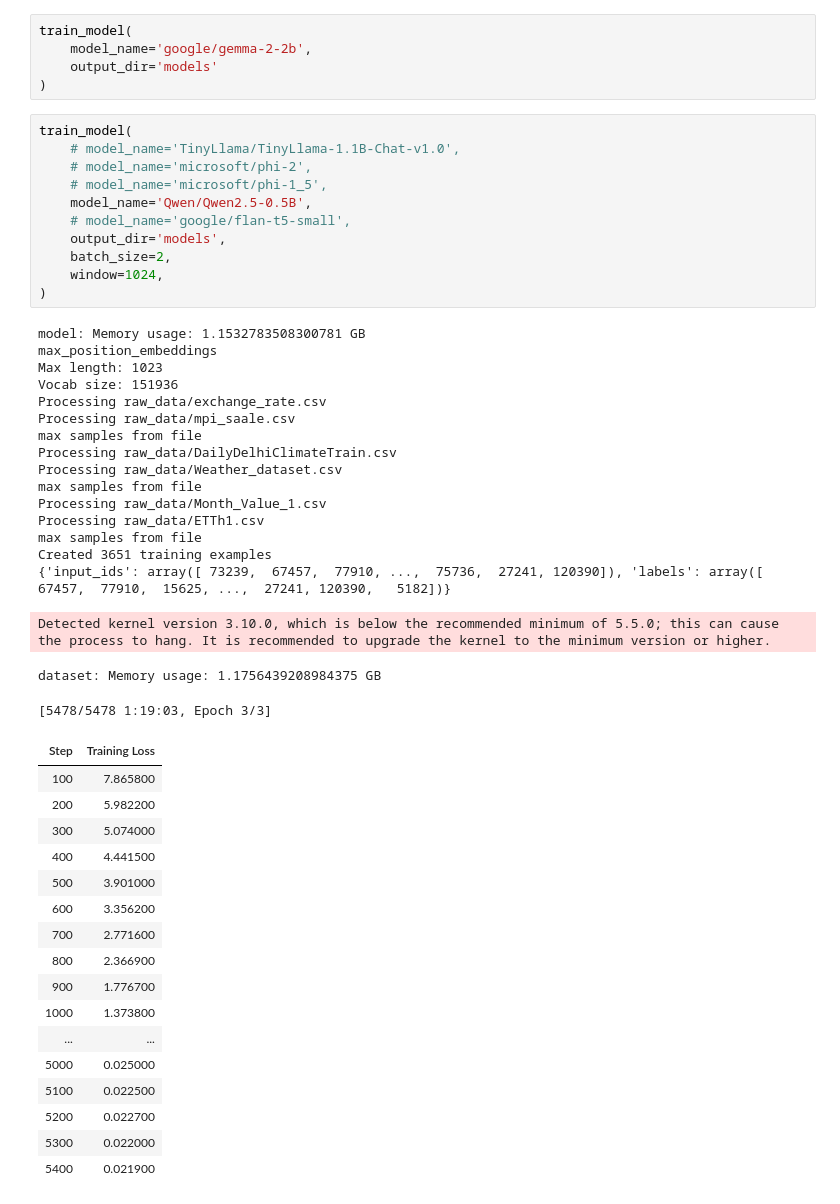
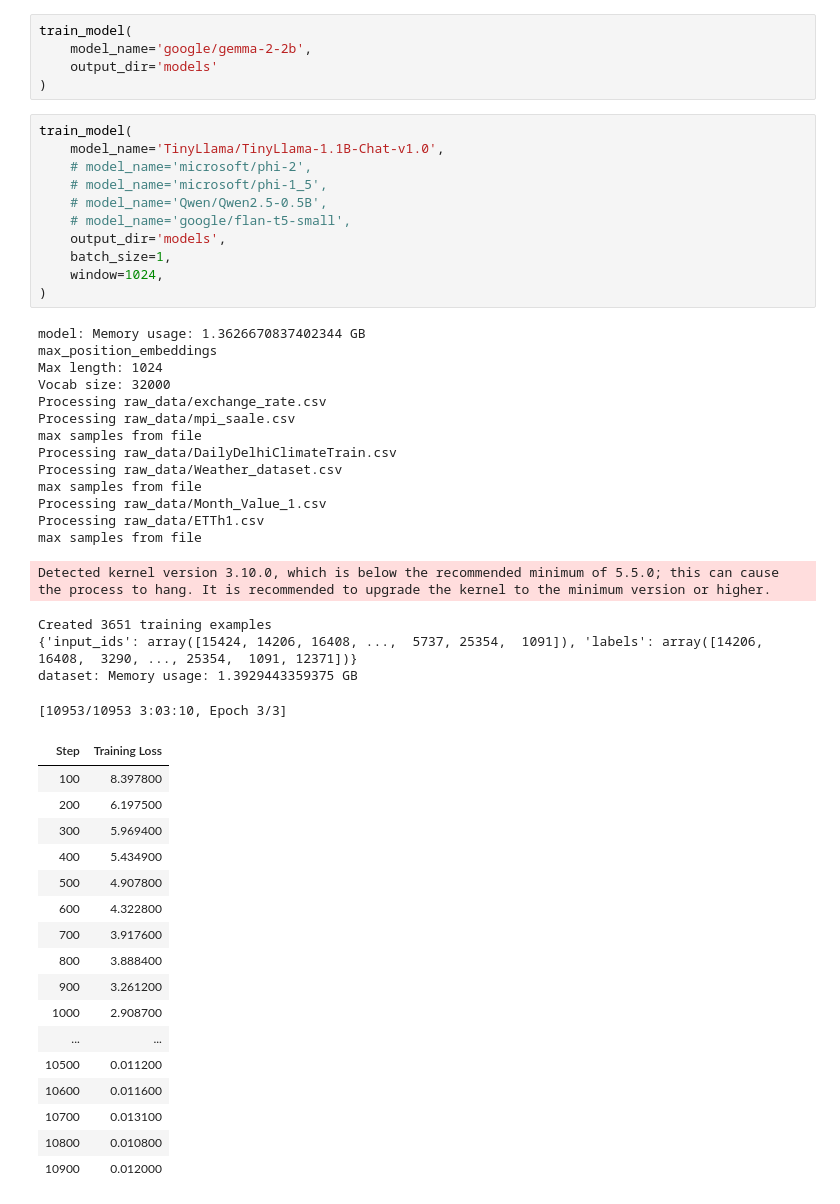
Before and after one commit to JoeyShapiro/TimeSeriesGPT, a Jupyter notebook: model.ipynb, the cells around one changed output. Drawn from its saved outputs; the diff is of its cells as text.

Commit message:
used mini llama

```diff
--- a/model.ipynb
+++ b/model.ipynb
@@ -464,51 +464,51 @@ train_model(
 )
 # %%
 train_model(
-    # model_name='TinyLlama/TinyLlama-1.1B-Chat-v1.0',
+    model_name='TinyLlama/TinyLlama-1.1B-Chat-v1.0',
     # model_name='microsoft/phi-2',
     # model_name='microsoft/phi-1_5',
-    model_name='Qwen/Qwen2.5-0.5B',
+    # model_name='Qwen/Qwen2.5-0.5B',
     # model_name='google/flan-t5-small',
     output_dir='models',
-    batch_size=2,
+    batch_size=1,
     window=1024,
 )
 # %% [output]
-model: Memory usage: 1.1532783508300781 GB
+model: Memory usage: 1.3626670837402344 GB
 max_position_embeddings
-Max length: 1023
-Vocab size: 151936
+Max length: 1024
+Vocab size: 32000
 Processing raw_data/exchange_rate.csv
 Processing raw_data/mpi_saale.csv
 max samples from file
 Processing raw_data/DailyDelhiClimateTrain.csv
 Processing raw_data/Weather_dataset.csv
 max samples from file
 Processing raw_data/Month_Value_1.csv
 Processing raw_data/ETTh1.csv
 max samples from file
-Created 3651 training examples
-{'input_ids': array([ 73239,  67457,  77910, ...,  75736,  27241, 120390]), 'labels': array([ 67457,  77910,  15625, ...,  27241, 120390,   5182])}
 Detected kernel version 3.10.0, which is below the recommended minimum of 5.5.0; this can cause the process to hang. It is recommended to upgrade the kernel to the minimum version or higher.
-dataset: Memory usage: 1.1756439208984375 GB
+Created 3651 training examples
+{'input_ids': array([15424, 14206, 16408, ...,  5737, 25354,  1091]), 'labels': array([14206, 16408,  3290, ..., 25354,  1091, 12371])}
+dataset: Memory usage: 1.3929443359375 GB
-[5478/5478 1:19:03, Epoch 3/3]
+[10953/10953 3:03:10, Epoch 3/3]
 | Step | Training Loss |
-| 100 | 7.865800 |
-| 200 | 5.982200 |
-| 300 | 5.074000 |
-| 400 | 4.441500 |
-| 500 | 3.901000 |
-| 600 | 3.356200 |
-| 700 | 2.771600 |
-| 800 | 2.366900 |
-| 900 | 1.776700 |
-| 1000 | 1.373800 |
+| 100 | 8.397800 |
+| 200 | 6.197500 |
+| 300 | 5.969400 |
+| 400 | 5.434900 |
+| 500 | 4.907800 |
+| 600 | 4.322800 |
+| 700 | 3.917600 |
+| 800 | 3.888400 |
+| 900 | 3.261200 |
+| 1000 | 2.908700 |
 | ... | ... |
-| 5000 | 0.025000 |
-| 5100 | 0.022500 |
-| 5200 | 0.022700 |
-| 5300 | 0.022000 |
-| 5400 | 0.021900 |
+| 10500 | 0.011200 |
+| 10600 | 0.011600 |
+| 10700 | 0.013100 |
+| 10800 | 0.010800 |
+| 10900 | 0.012000 |
 # %%
 import torch
 from transformers import GPT2LMHeadModel, GPT2Tokenizer, AutoModelForCausalLM
```
Also changed, not shown: parts of 1 cell of this notebook.
